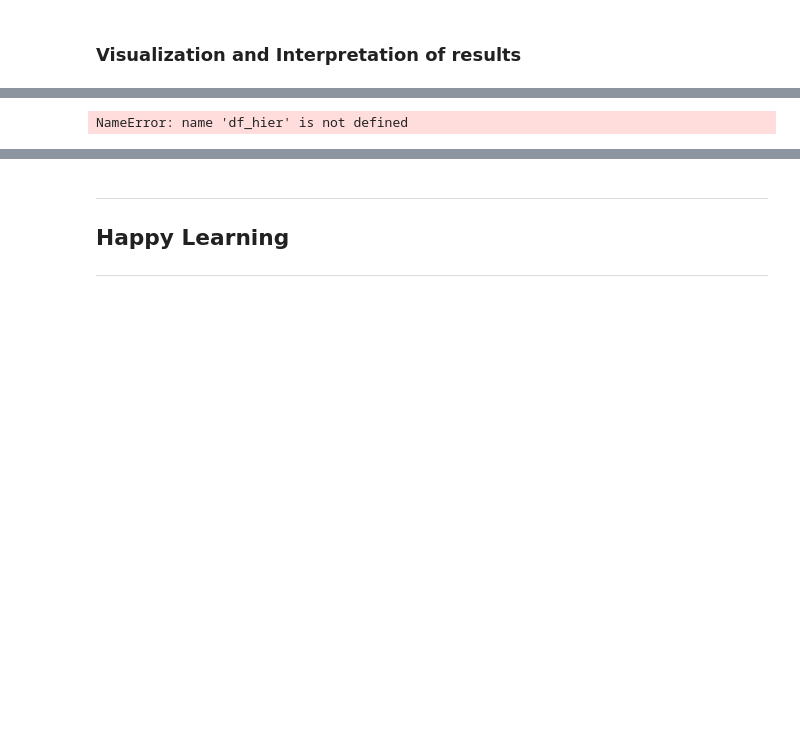
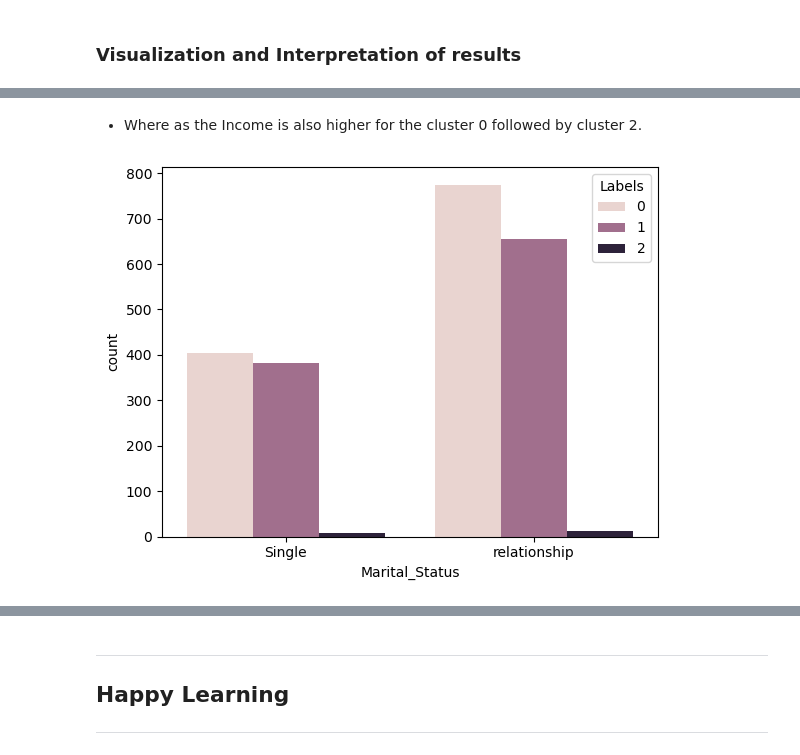
Before and after one commit to Git-User-GIT/Shiksha_Lab4_PythonforDS, a Jupyter notebook: Unsupervised Learning - Lab session4.ipynb, the cells around one changed output, grey strips where cells are left out. Drawn from its saved outputs; the diff is of its cells as text; code cells hidden in the pictures; blank space fills up the shorter version.

```diff
--- a/Unsupervised Learning - Lab session4.ipynb
+++ b/Unsupervised Learning - Lab session4.ipynb
@@ -475,5 +513,7 @@ NameError: name 'df_hier' is not defined
+# %% [markdown]
+- Where as the Income is also higher for the cluster 0 followed by cluster 2.
 # %%
-sns.countplot(df_hier['Marital_Status'],hue='Labels',data=df_hier)
+sns.countplot(x=df_hier['Marital_Status'],hue='Labels',data=df_hier)
 plt.show()
 # %% [output]
-NameError: name 'df_hier' is not defined
+[figure, added]
```
Also changed, not shown: parts of 39 cells of this notebook.
